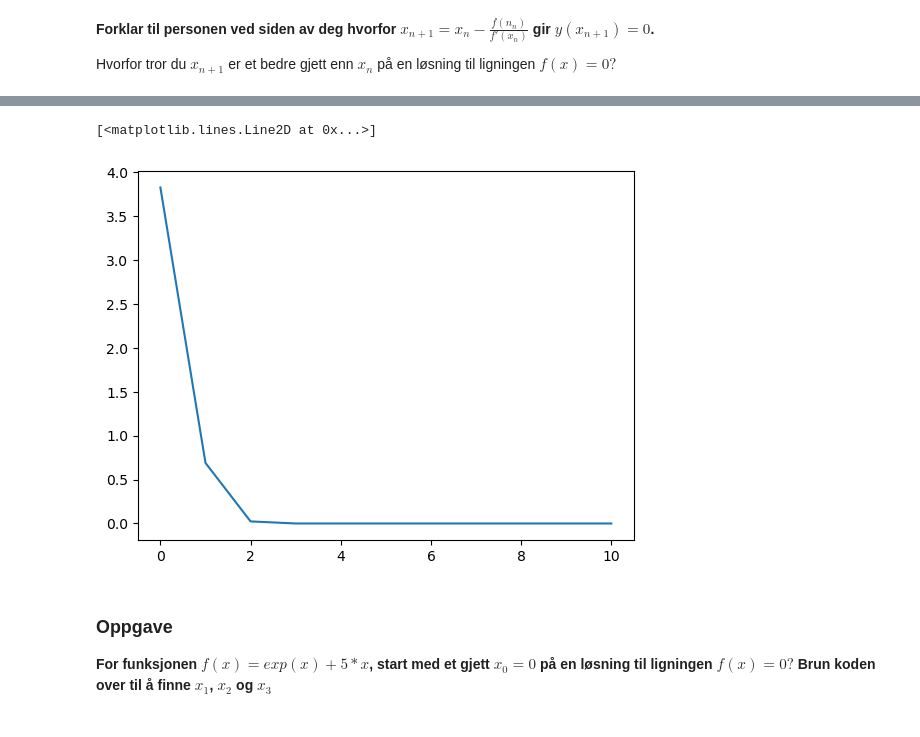
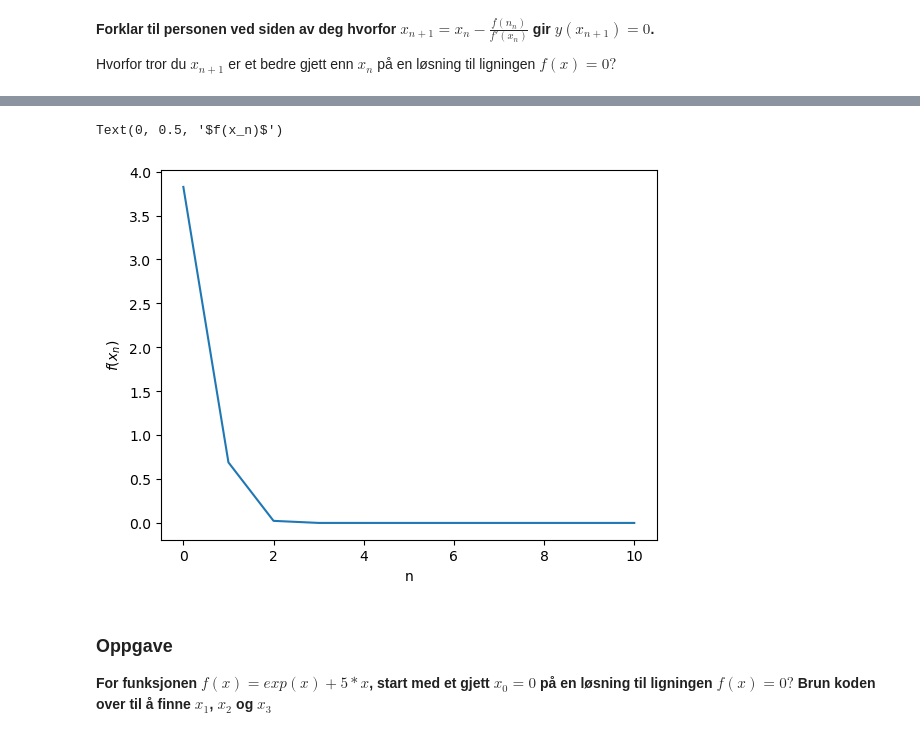
Before and after one commit to mbr085/V26MAT102, a Jupyter notebook: notebooks/uke4/K2_Newtons_metode.ipynb, the cells around one changed output, grey strips where cells are left out. Cells and saved outputs as stored; diff of their text form; code cells hidden in the pictures.

```diff
--- a/notebooks/uke4/K2_Newtons_metode.ipynb
+++ b/notebooks/uke4/K2_Newtons_metode.ipynb
@@ -257,8 +269,10 @@ Vi kan også lage figurer av hvordan funksjonsverdiene til gjettene på røtter
 # %%
 plt.plot(f(xx))
+plt.xlabel('n')
+plt.ylabel(r'$f(x_n)$')
 # %% [output]
-[<matplotlib.lines.Line2D at 0x...>]
+Text(0, 0.5, '$f(x_n)$')
-[figure, old version]
+[figure, new version]
 # %% [markdown]
 ### Oppgave
 
```
Also changed, not shown: parts of 18 cells of this notebook, 13 other files.
